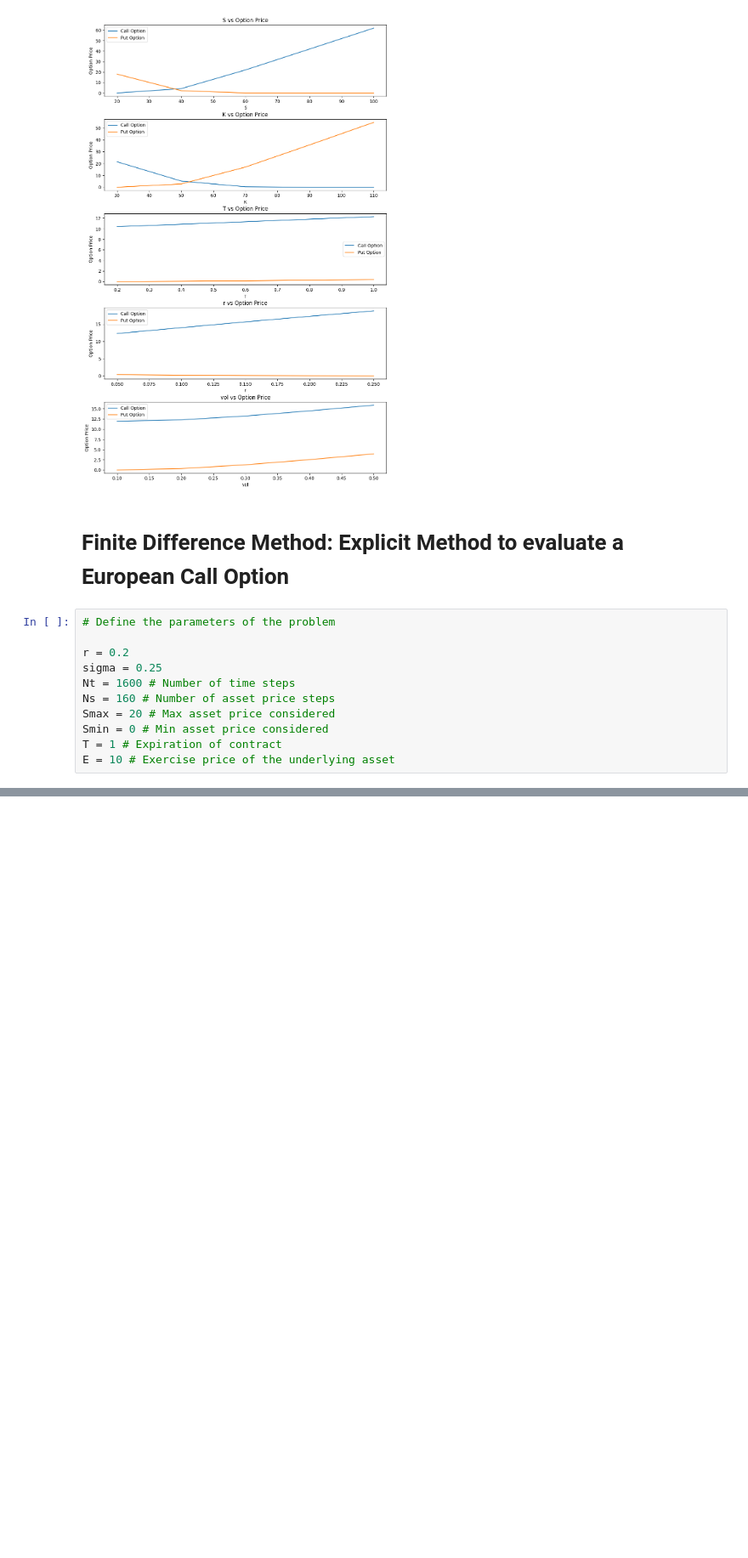
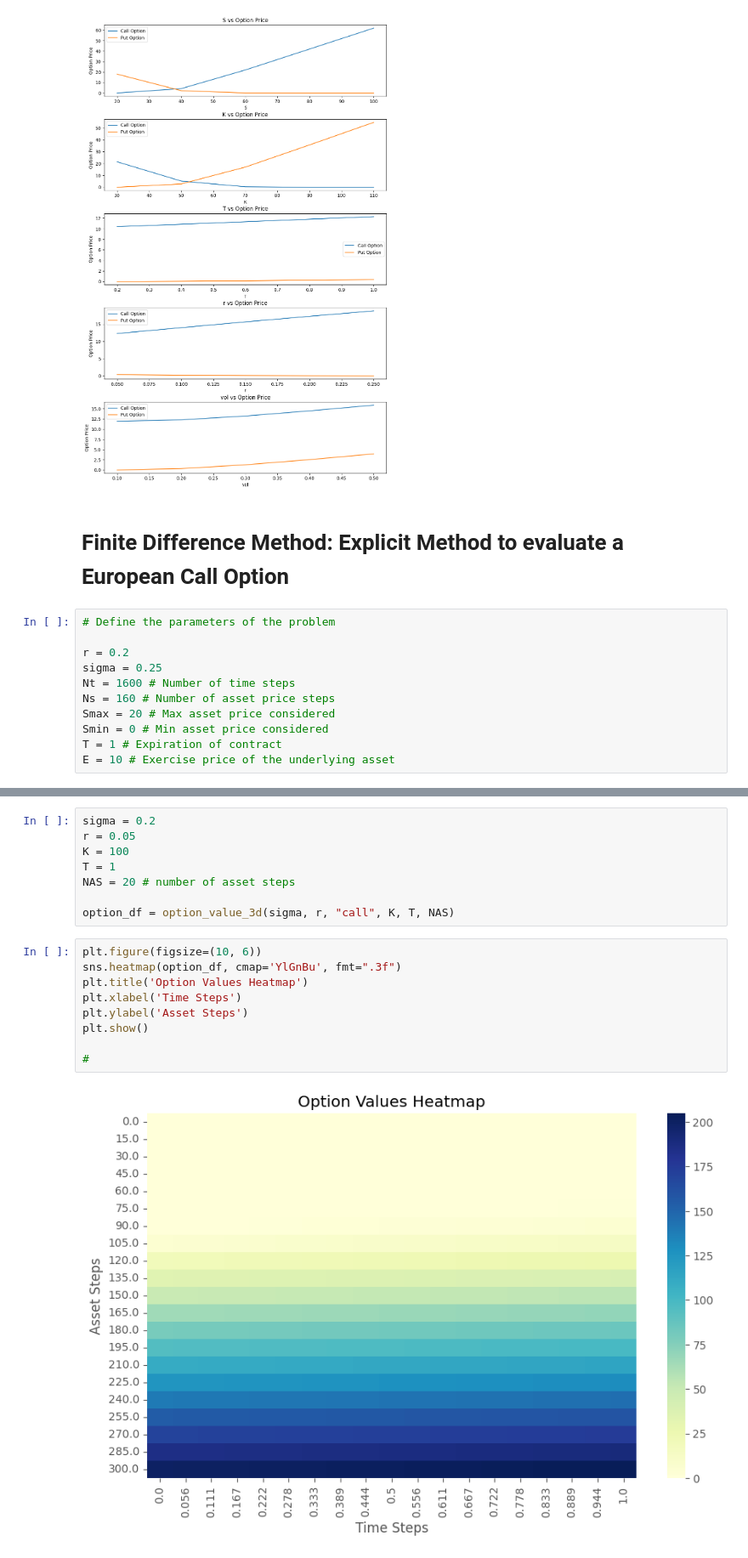
Before and after one commit to remytr/Black-Scholes-Model, a Jupyter notebook: Black_Scholes_Option_Pricing.ipynb, the cells around one changed output, grey strips where cells are left out. Shown at 85% size. Cells and saved outputs as stored; diff of their text form; blank space fills up the shorter version.

```diff
--- a/Black_Scholes_Option_Pricing.ipynb
+++ b/Black_Scholes_Option_Pricing.ipynb
@@ -180,0 +261,19 @@ plt.plot(S,V[:,0])
+# %%
+sigma = 0.2
+r = 0.05
+K = 100
+T = 1
+NAS = 20 # number of asset steps
+
+option_df = option_value_3d(sigma, r, "call", K, T, NAS)
+# %%
+plt.figure(figsize=(10, 6))
+sns.heatmap(option_df, cmap='YlGnBu', fmt=".3f")
+plt.title('Option Values Heatmap')
+plt.xlabel('Time Steps')
+plt.ylabel('Asset Steps')
+plt.show()
+
+#
+# %% [output]
+[figure, added]
```
Also changed, not shown: parts of 9 cells of this notebook.
